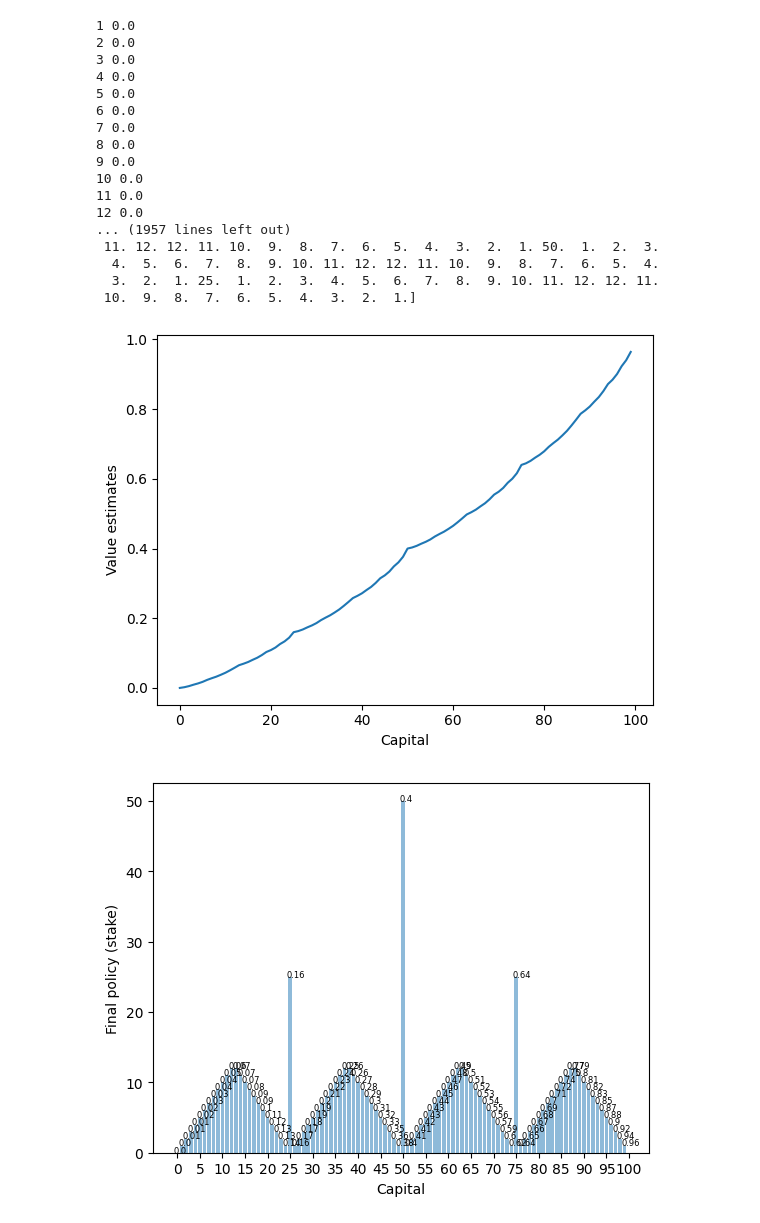
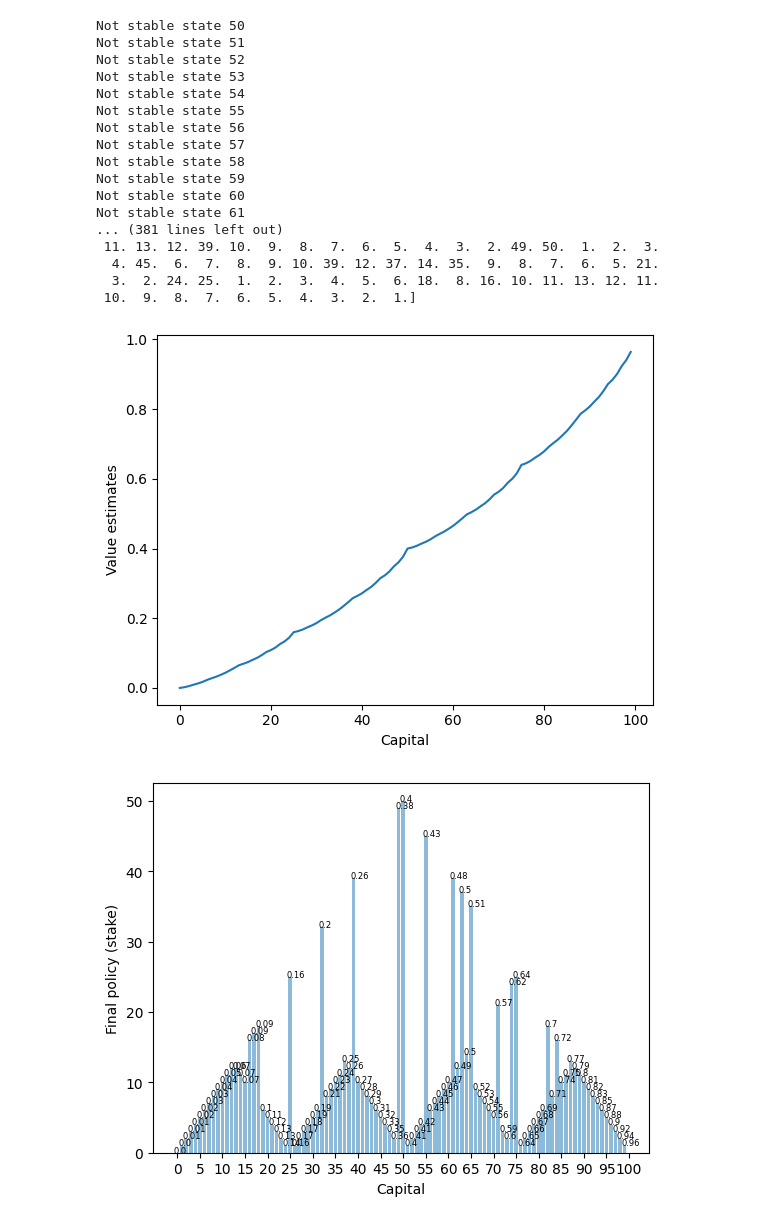
Before and after one commit to alikhan37544/Reinforcement_Learning_Lab_SRM, a Jupyter notebook: Experiment_6_Policy_Iteration.ipynb, the cells around one changed output. Saved outputs shown, nothing was run; the diff lists cells and outputs as text; code cells hidden in the pictures.

```diff
--- a/Experiment_6_Policy_Iteration.ipynb
+++ b/Experiment_6_Policy_Iteration.ipynb
@@ -105,43 +60,43 @@ class value_iteration:
 # %%
-vi = value_iteration()
-v, p = vi.val_iteration()
+# vi = value_iteration()
+# v, p = vi.val_iteration()
+# print(v)
+# print(p)
+
+pi = policy_iteration()
+v, p = pi.policy_evaluation()
 print(v)
 print(p)
-
-# pi = policy_iteration()
-# v, p = pi.policy_evaluation()
-# print(v)
-# print(p)
 
 plt.plot(range(100), v[:100])
 plt.xlabel('Capital')
 plt.ylabel('Value estimates')
 plt.show()
 
 plt.bar(range(100), p, align = 'center', alpha = 0.5)
 for i in range(100):
 	plt.text(i - 0.75, p[i] + 0.01, str(round(v[i],2)), fontsize=6)
 plt.xlabel('Capital')
 plt.xticks(np.arange(0, 101, 5))
 plt.ylabel('Final policy (stake)')
 plt.show()
 # %% [output]
-1 0.0
-2 0.0
-3 0.0
-4 0.0
-5 0.0
-6 0.0
-7 0.0
-8 0.0
-9 0.0
-10 0.0
-11 0.0
-12 0.0
-... (1957 lines left out)
- 11. 12. 12. 11. 10.  9.  8.  7.  6.  5.  4.  3.  2.  1. 50.  1.  2.  3.
-  4.  5.  6.  7.  8.  9. 10. 11. 12. 12. 11. 10.  9.  8.  7.  6.  5.  4.
-  3.  2.  1. 25.  1.  2.  3.  4.  5.  6.  7.  8.  9. 10. 11. 12. 12. 11.
+Not stable state 50
+Not stable state 51
+Not stable state 52
+Not stable state 53
+Not stable state 54
+Not stable state 55
+Not stable state 56
+Not stable state 57
+Not stable state 58
+Not stable state 59
+Not stable state 60
+Not stable state 61
+... (381 lines left out)
+ 11. 13. 12. 39. 10.  9.  8.  7.  6.  5.  4.  3.  2. 49. 50.  1.  2.  3.
+  4. 45.  6.  7.  8.  9. 10. 39. 12. 37. 14. 35.  9.  8.  7.  6.  5. 21.
+  3.  2. 24. 25.  1.  2.  3.  4.  5.  6. 18.  8. 16. 10. 11. 13. 12. 11.
  10.  9.  8.  7.  6.  5.  4.  3.  2.  1.]
 [figure]
-[figure, old version]
+[figure, new version]
```
Also changed, not shown: parts of 1 cell of this notebook.
